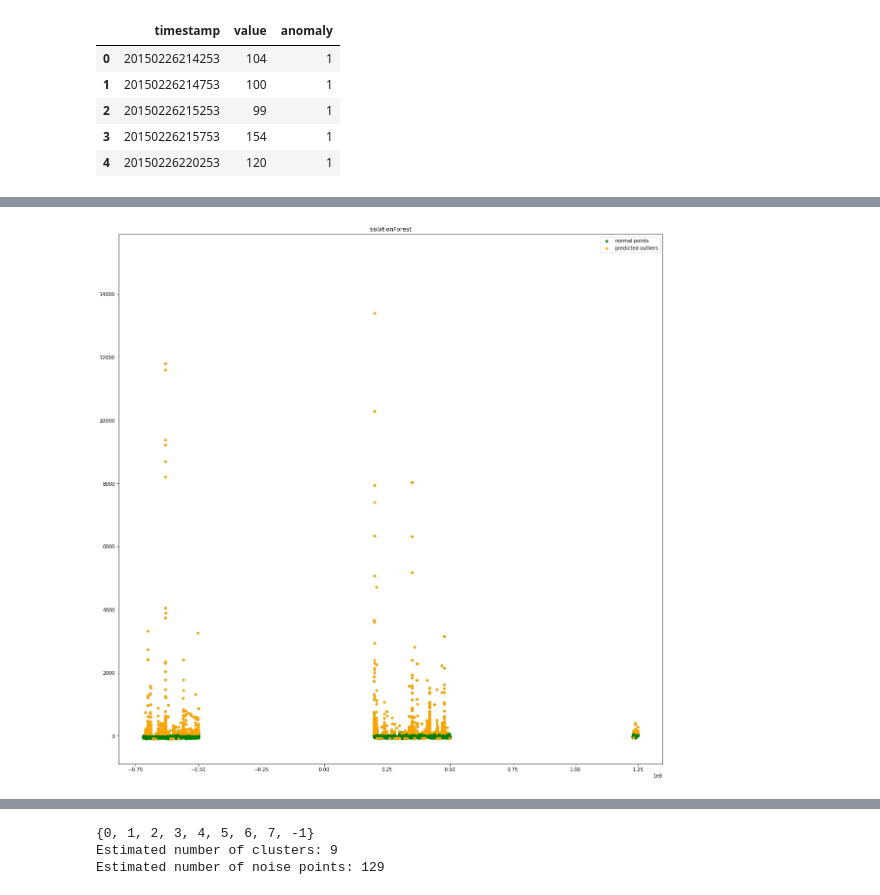
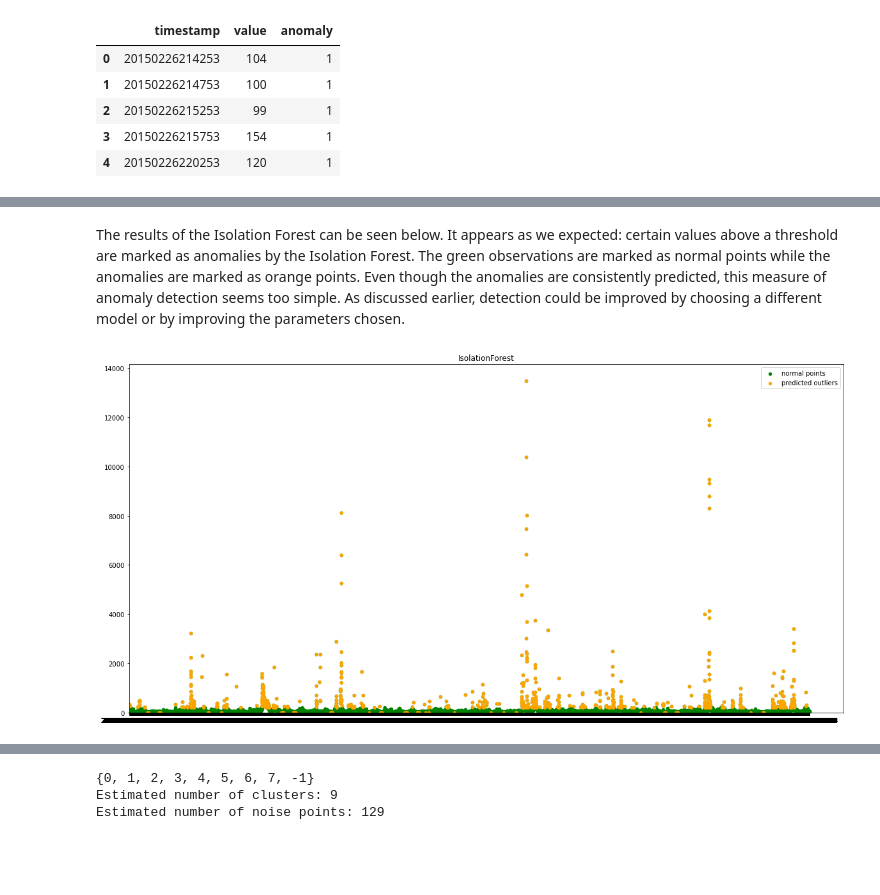
Before and after one commit to anissakhan/731-Project-6-Khan, a Jupyter notebook: Notebooks/731-Project6.ipynb, the cells around one changed output, grey strips where cells are left out. Drawn from its saved outputs; the diff is of its cells as text; code cells hidden in the pictures; blank space fills up the shorter version.

```diff
--- a/Notebooks/731-Project6.ipynb
+++ b/Notebooks/731-Project6.ipynb
@@ -133,5 +101,4 @@ X_train, X_test = train_test_split(df[['value']], test_size=0.3, random_state=1)
 # %%
-model=IsolationForest(n_estimators=50, max_samples='auto', contamination=float(0.1),max_features=1.0)
+model=IsolationForest(n_estimators=50, max_samples=2000, contamination='auto',max_features=1.0)
 model.fit(df[['value']])
-#model.fit(X_train)
 # %% [output]
@@ -268,16 +213,13 @@ X
+# %% [markdown]
+The results of the Isolation Forest can be seen below. It appears as we expected: certain values above a threshold are marked as anomalies by the Isolation Forest. The green observations are marked as normal points while the anomalies are marked as orange points. Even though the anomalies are consistently predicted, this measure of anomaly detection seems too simple. As discussed earlier, detection could be improved by choosing a different model or by improving the parameters chosen.
 # %%
-from sklearn.decomposition import PCA
-pca = PCA(2)
-pca.fit(X)
-res=pd.DataFrame(pca.transform(X))
-res
-Z = np.array(res)
-plt.figure(figsize=(20,20))
+Z = np.array(X)
+plt.figure(figsize=(20,10))
 plt.title("IsolationForest")
 plt.contourf( Z, cmap=plt.cm.Blues_r)
-b1 = plt.scatter(res[0], res[1], c='green', s=20,label="normal points")
-b1 =plt.scatter(res.iloc[outlier_index,0],res.iloc[outlier_index,1], c='orange',s=20,  edgecolor="orange",label="predicted outliers")
+b1 = plt.scatter(X['timestamp'], X['value'], c='green', s=20,label="normal points")
+b1 =plt.scatter(X.iloc[outlier_index,0],X.iloc[outlier_index,1], c='orange',s=20,  edgecolor="orange",label="predicted outliers")
 plt.legend(loc="upper right")
 plt.show()
 # %% [output]
-[figure, old version]
+[figure, new version]
```
Also changed, not shown: parts of 44 cells of this notebook, 2 other files.
